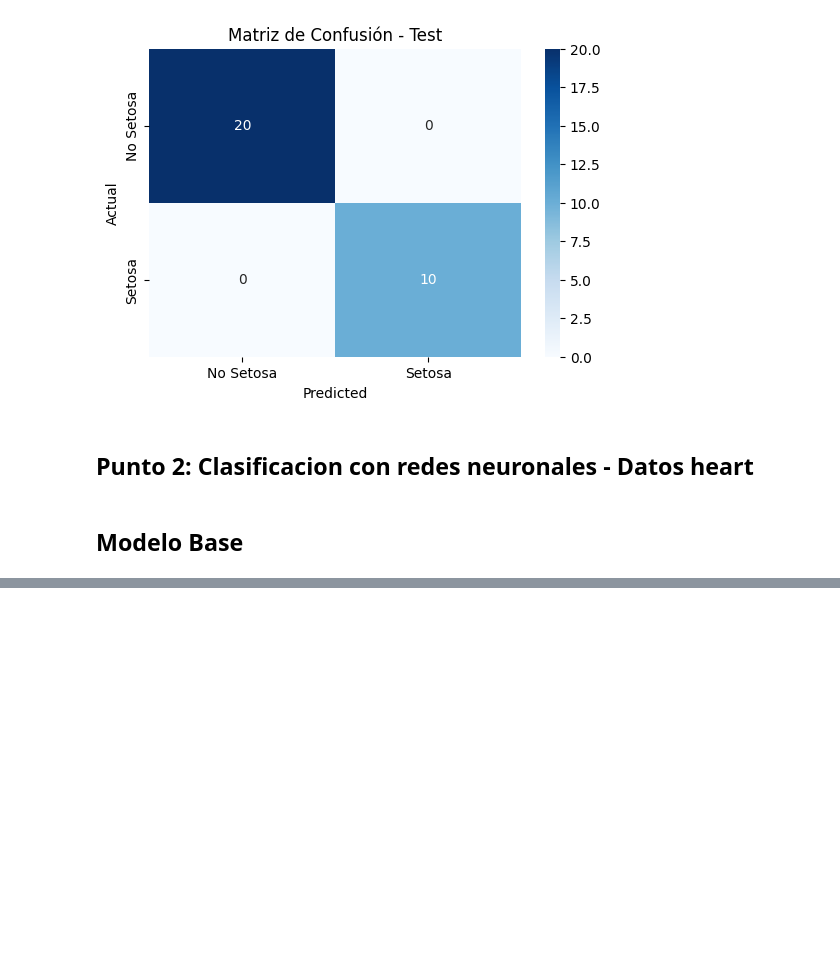
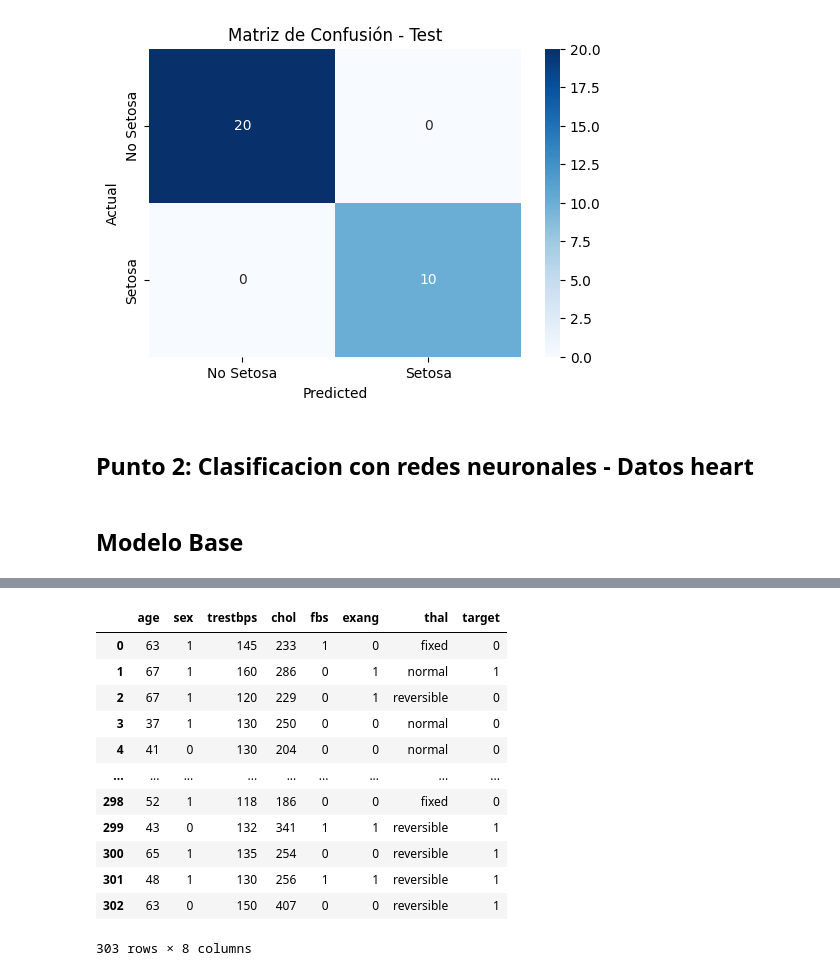
Before and after one commit to Marti820/T6, a Jupyter notebook: Taller 6 Redes Neuronales.ipynb, the cells around one changed output, grey strips where cells are left out. Drawn from its saved outputs; the diff is of its cells as text; code cells hidden in the pictures; blank space fills up the shorter version.

```diff
--- a/Taller 6 Redes Neuronales.ipynb
+++ b/Taller 6 Redes Neuronales.ipynb
@@ -730,0 +761,16 @@ df = pd.read_csv('heart.csv')
+# %%
+df.drop(columns=['cp', 'restecg','ca','thalach', 'oldpeak', 'slope'])
+# %% [output]
+|  | age | sex | trestbps | chol | fbs | exang | thal | target |
+| 0 | 63 | 1 | 145 | 233 | 1 | 0 | fixed | 0 |
+| 1 | 67 | 1 | 160 | 286 | 0 | 1 | normal | 1 |
+| 2 | 67 | 1 | 120 | 229 | 0 | 1 | reversible | 0 |
+| 3 | 37 | 1 | 130 | 250 | 0 | 0 | normal | 0 |
+| 4 | 41 | 0 | 130 | 204 | 0 | 0 | normal | 0 |
+| ... | ... | ... | ... | ... | ... | ... | ... | ... |
+| 298 | 52 | 1 | 118 | 186 | 0 | 0 | fixed | 0 |
+| 299 | 43 | 0 | 132 | 341 | 1 | 1 | reversible | 1 |
+| 300 | 65 | 1 | 135 | 254 | 0 | 0 | reversible | 1 |
+| 301 | 48 | 1 | 130 | 256 | 1 | 1 | reversible | 1 |
+| 302 | 63 | 0 | 150 | 407 | 0 | 0 | reversible | 1 |
+303 rows × 8 columns
```
Also changed, not shown: parts of 67 cells of this notebook, 1 other file.
